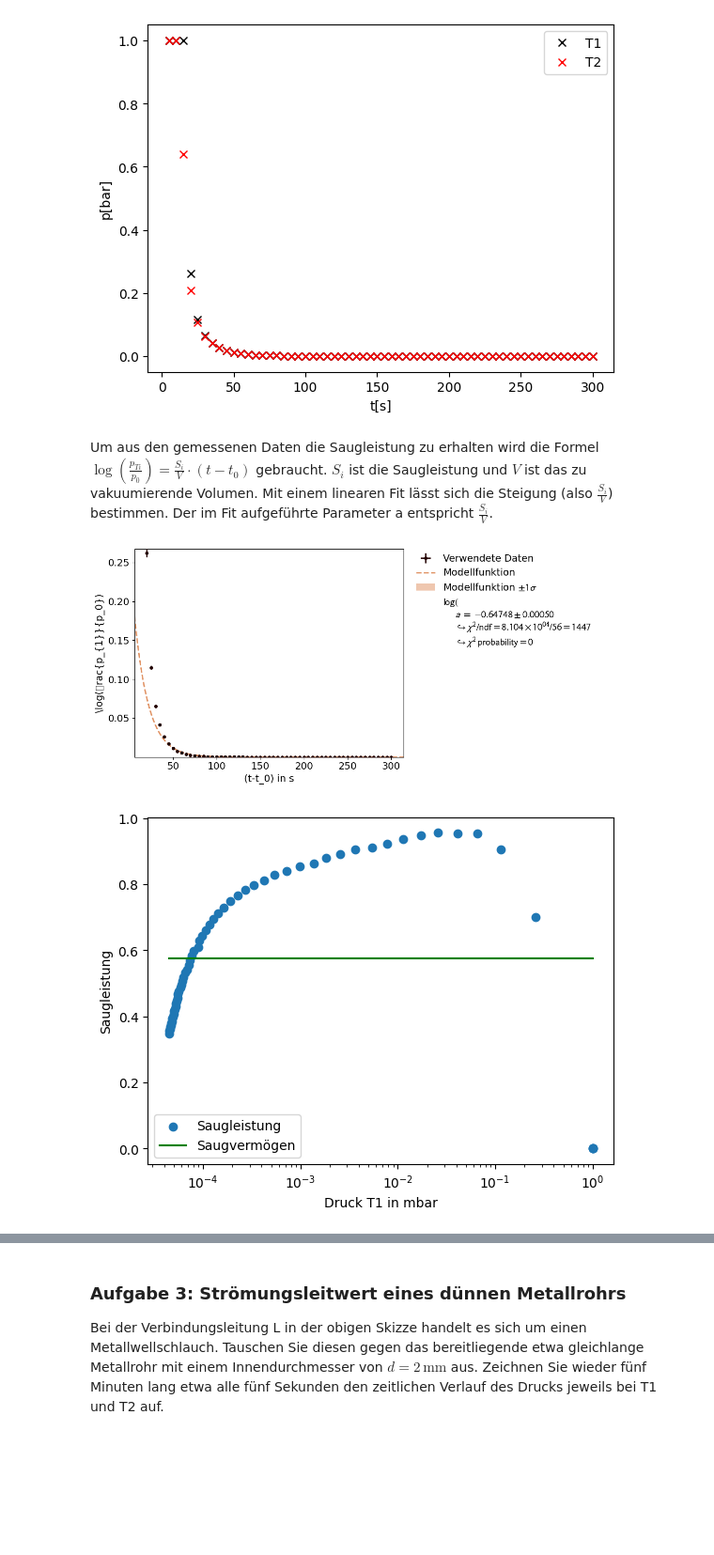
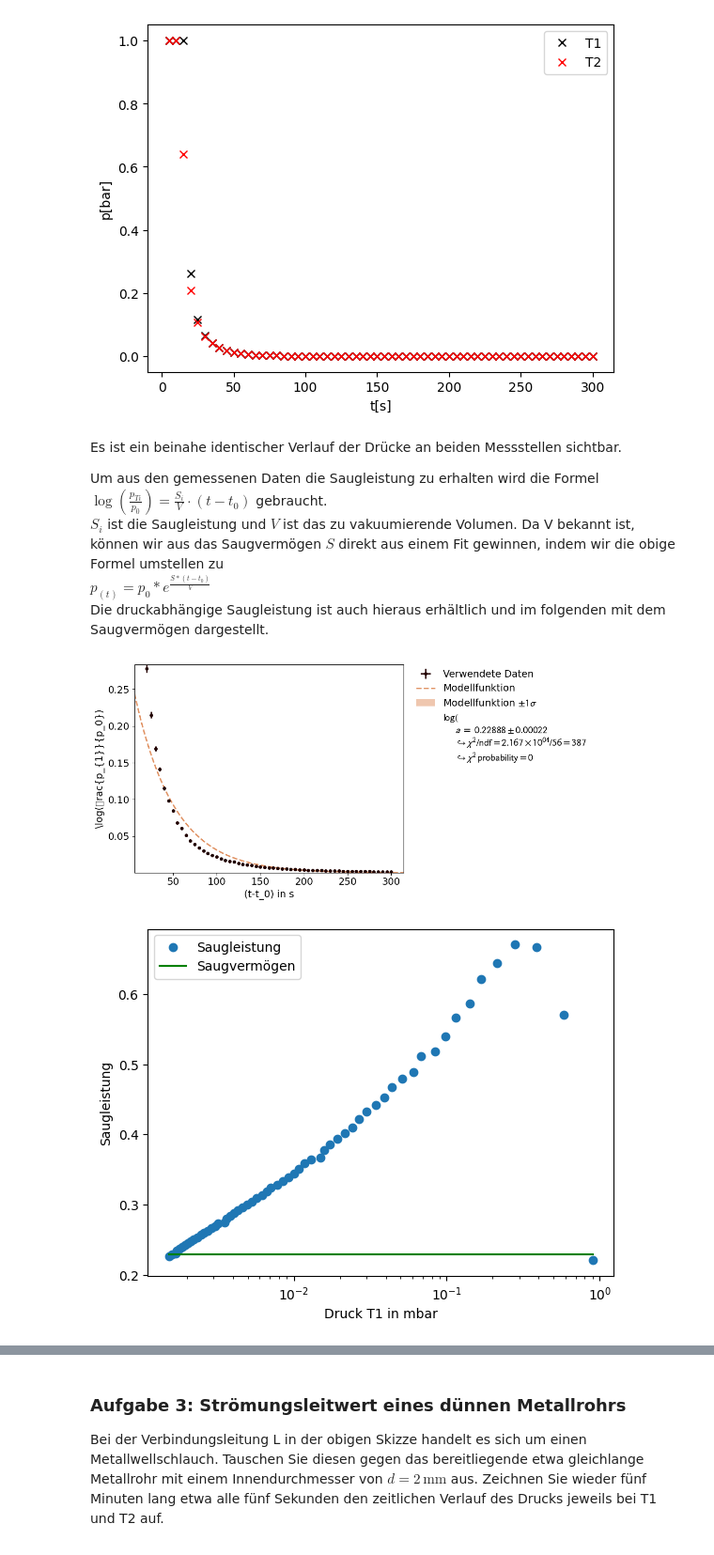
Before and after one commit to thexwon/Praktikum2KlassPhysKIT, a Jupyter notebook: Vakuum/Vakuum.ipynb, the cells around one changed output, grey strips where cells are left out. Shown at 94% size. Cells and saved outputs as stored; diff of their text form; code cells hidden in the pictures; blank space fills up the shorter version.

```diff
--- a/Vakuum/Vakuum.ipynb
+++ b/Vakuum/Vakuum.ipynb
@@ -219,10 +219,14 @@ t: [  5  10  15  20  25  30  35  40  45  50  55  60  65  70  75  80  85  90
  7.90e-05 7.86e-05 7.83e-05 7.79e-05]
 [figure]
 # %% [markdown]
+Es ist ein beinahe identischer Verlauf der Drücke an beiden Messstellen sichtbar.
+
 Um aus den gemessenen Daten die Saugleistung zu erhalten wird die Formel
-$\log(\frac{p_{Ti}}{p_0})=\frac{S_{i}}{V}\cdot (t-t_0) $ gebraucht.
+$\log(\frac{p_{Ti}}{p_0})=\frac{S_{i}}{V}\cdot (t-t_0) $ gebraucht.\
 $S_{i}$ ist die Saugleistung und $V$ ist das zu vakuumierende Volumen.
-Mit einem linearen Fit lässt sich die Steigung (also $\frac {S_{i}}{V}$) bestimmen. Der im Fit aufgeführte Parameter a entspricht $\frac {S_{i}}{V}$.
+Da V bekannt ist, können wir aus das Saugvermögen $S$ direkt aus einem Fit gewinnen, indem wir die obige Formel umstellen zu\
+$p_{(t)} = p_0 * e^{\frac{S*(t-t_0)}{V}}$\
+Die druckabhängige Saugleistung ist auch hieraus erhältlich und im folgenden mit dem Saugvermögen dargestellt.
 # %%
 p0=1
 V= 10.01 + 0.5 - 0.034
@@ -235,8 +239,8 @@ skip=3
 x_error = 0.02
 y_error = 0.02
 xy_data = XYContainer(tn[skip:],T1[skip:])
-def exp(x,a=-0.7):
-    return T1[skip] * np.exp(a/V*x)
+def exp(x,a=0.7):
+    return T1[skip] * np.exp(-a/V*x)
 line_fit=Fit(data=xy_data,model_function=exp)
 #line_fit.add_error(axis='x', err_val=x_error,relative=True)  # add the x-error to the fit
 line_fit.add_error(axis='y', err_val=y_error,relative=True)
@@ -260,15 +264,15 @@ plot = Plot(fit_objects= line_fit)
 plot.plot()
 plt.show()
 # %% [output]
-[figure, old version]
+[figure, new version]
 # %%
-S= 0.576
+S= 0.2288
 plt.xscale("log")
 plt.scatter(T1,S_i,label="Saugleistung")
 plt.ylabel("Saugleistung")
 plt.xlabel("Druck T1 in mbar")
 plt.plot(T1,S*np.ones(len(T1)),color='green',label="Saugvermögen")
 plt.legend()
 plt.show()
 # %% [output]
-[figure, old version]
+[figure, new version]
```
Also changed, not shown: parts of 3 cells of this notebook.
